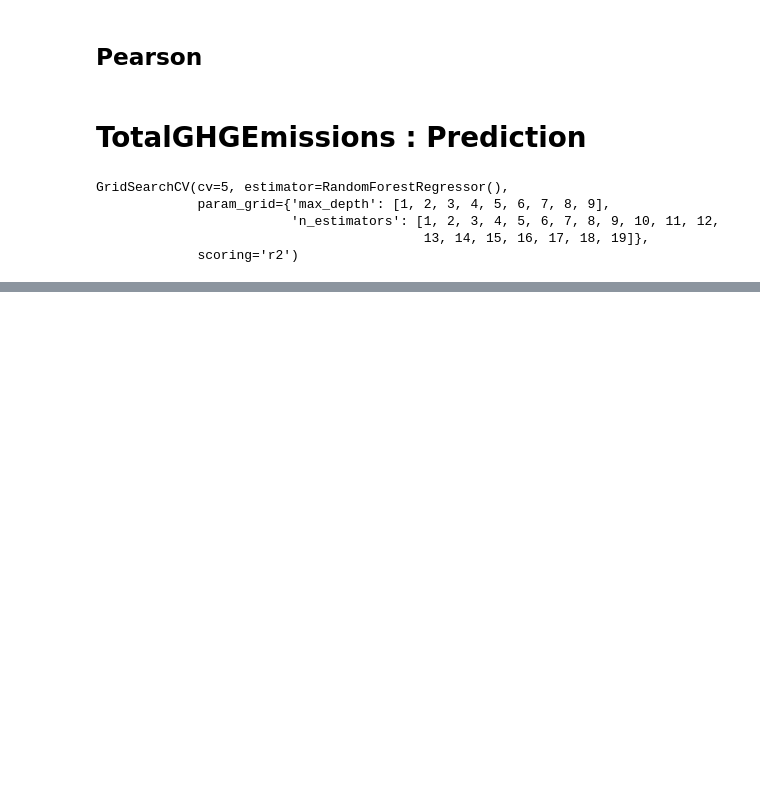
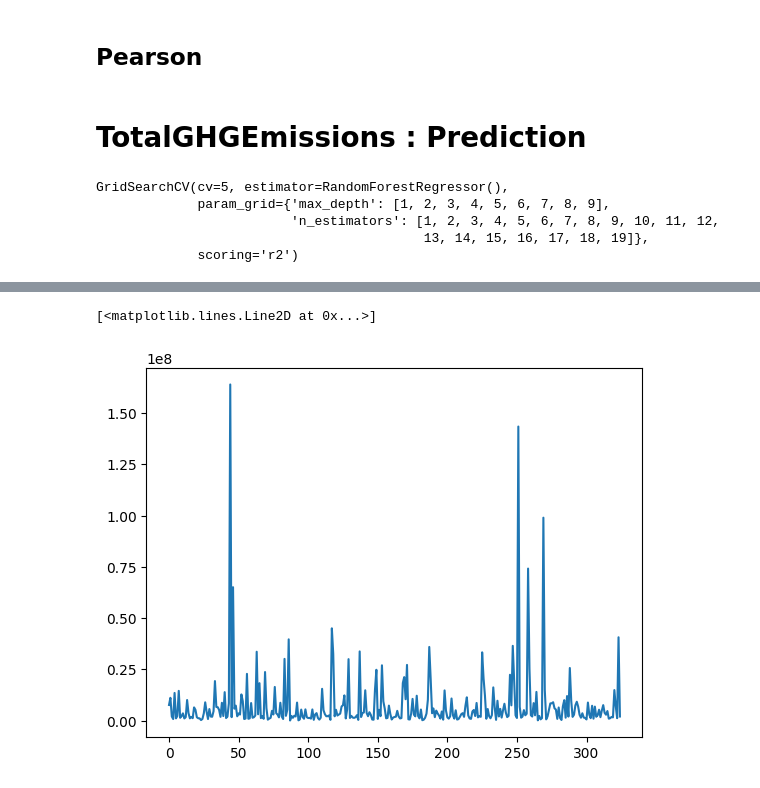
Before and after one commit to Marc0543/Seattle_energy, a Jupyter notebook: cleaning_marc.ipynb, the cells around one changed output, grey strips where cells are left out. Saved outputs shown, nothing was run; the diff lists cells and outputs as text; code cells hidden in the pictures; blank space fills up the shorter version.

```diff
--- a/cleaning_marc.ipynb
+++ b/cleaning_marc.ipynb
@@ -725,10 +722,15 @@ ols_df = pd.get_dummies(ols_df, columns=['Neighborhood','BuildingType', 'Primary
 # %%
 def format_col(str):
+    """
+    Formate les colonnes du dataframe
+    """
     str = str.replace("""'""","")
     str = str.replace("""\n""","")
     str = str.replace("""/""","")
     str = str.replace(""" ""","_")
     str = str.replace("-","_")
+    str = str.replace("(","")
+    str = str.replace(")","")
     return str
 # renaming columns to perform ols
 for col in ols_df.columns:
@@ -738,6 +757,10 @@ for col in ols_df.columns:
 # liste de colonnes
 Lstr = ['YearBuilt', 'NumberofBuildings', 'NumberofFloors',
        'is_laboratory', 'is_hospital',
-       'is_campus','p_gas','p_steam','p_elec','PropertyGFATotal', 'PropertyGFAParking','PropertyGFABuildings','LargestPropertyUseType_Supermarket/Grocery Store','PrimaryPropertyType_Restaurant','LargestPropertyUseType_Senior Care Community','LargestPropertyUseType_Other - Recreation','LargestPropertyUseType_Data Center','LargestPropertyUseType_Hotel','LargestPropertyUseType_Social/Meeting Hall','LargestPropertyUseType_Fitness Center/Health Club/Gym']
+       'is_campus','p_gas','p_steam','p_elec','PropertyGFATotal', 'PropertyGFAParking','PropertyGFABuildings','LargestPropertyUseType_SupermarketGrocery_Store','PrimaryPropertyType_Restaurant','LargestPropertyUseType_Senior_Care_Community','LargestPropertyUseType_Other___Recreation','LargestPropertyUseType_Data_Center','LargestPropertyUseType_Hotel','LargestPropertyUseType_SocialMeeting_Hall','LargestPropertyUseType_Fitness_CenterHealth_ClubGym']
+# %%
+# conversion en float des colonnes concernées
+for col in Lstr:
+    ols_df[col] = ols_df[col].astype(float)
 # %%
 # creating the string to copy paste in the function
@@ -811,0 +987,6 @@ metrics.r2_score(y_test,final_rf.predict(X_test))
+# %%
+features = ['WN_ratio', 'YearBuilt' ,'NumberofBuildings', 'is_laboratory','is_hospital' , 'is_campus' , 'PropertyGFATotal' , 'PropertyGFAParking' , 'PropertyGFABuildings' , 'LargestPropertyUseType_SupermarketGrocery_Store','LargestPropertyUseType_Data_Center' , 'LargestPropertyUseType_Hotel']
+# a corriger
+X_energy = ols_df[features].to_numpy()
+y_energy = ols_df['SiteEnergyUsekBtu'].to_numpy()
+X_train_energy, X_test_energy , y_train_energy, y_test_energy = train_test_split(X_energy,y_energy,test_size=0.2)
@@ -811,0 +1029,5 @@ metrics.r2_score(y_test,final_rf.predict(X_test))
+# %%
+plt.plot(y_test_energy)
+# %% [output]
+[<matplotlib.lines.Line2D at 0x...>]
+[figure, added]
```
Also changed, not shown: parts of 29 cells of this notebook.
